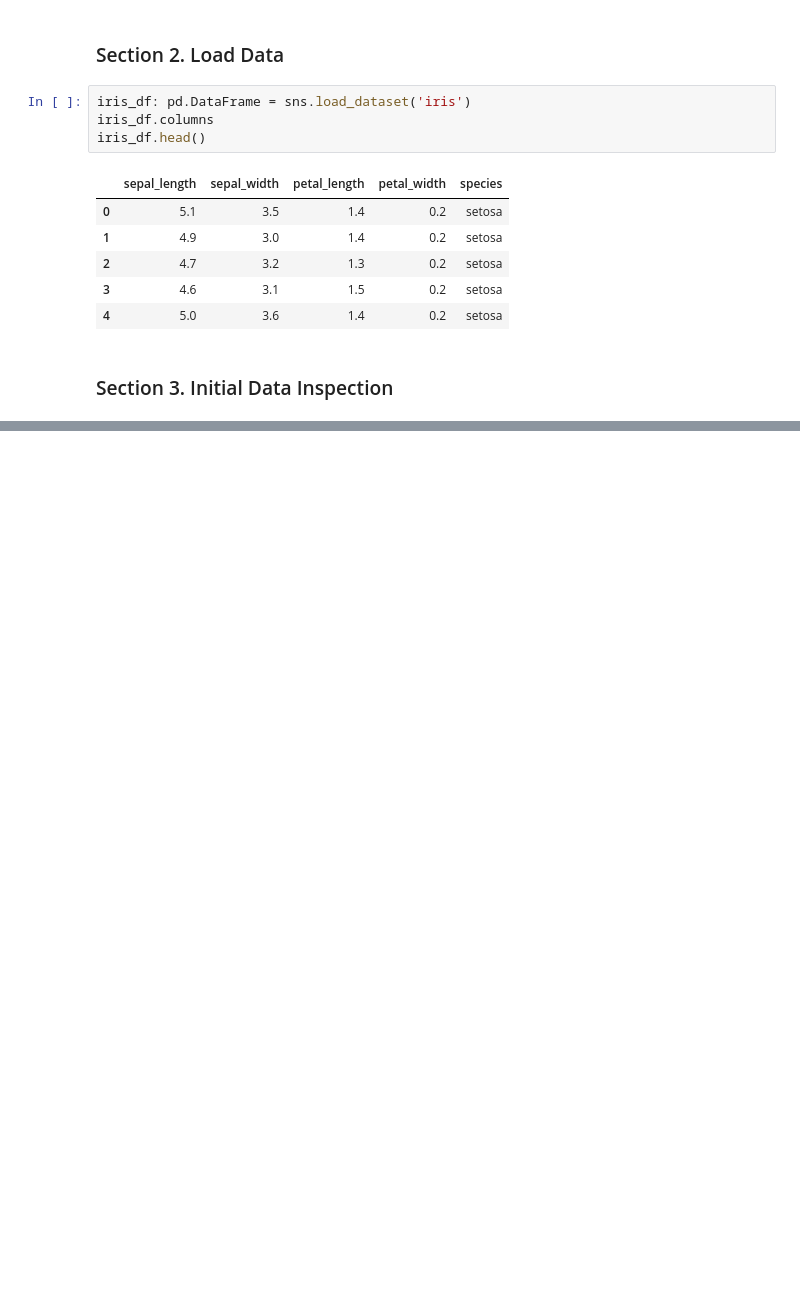
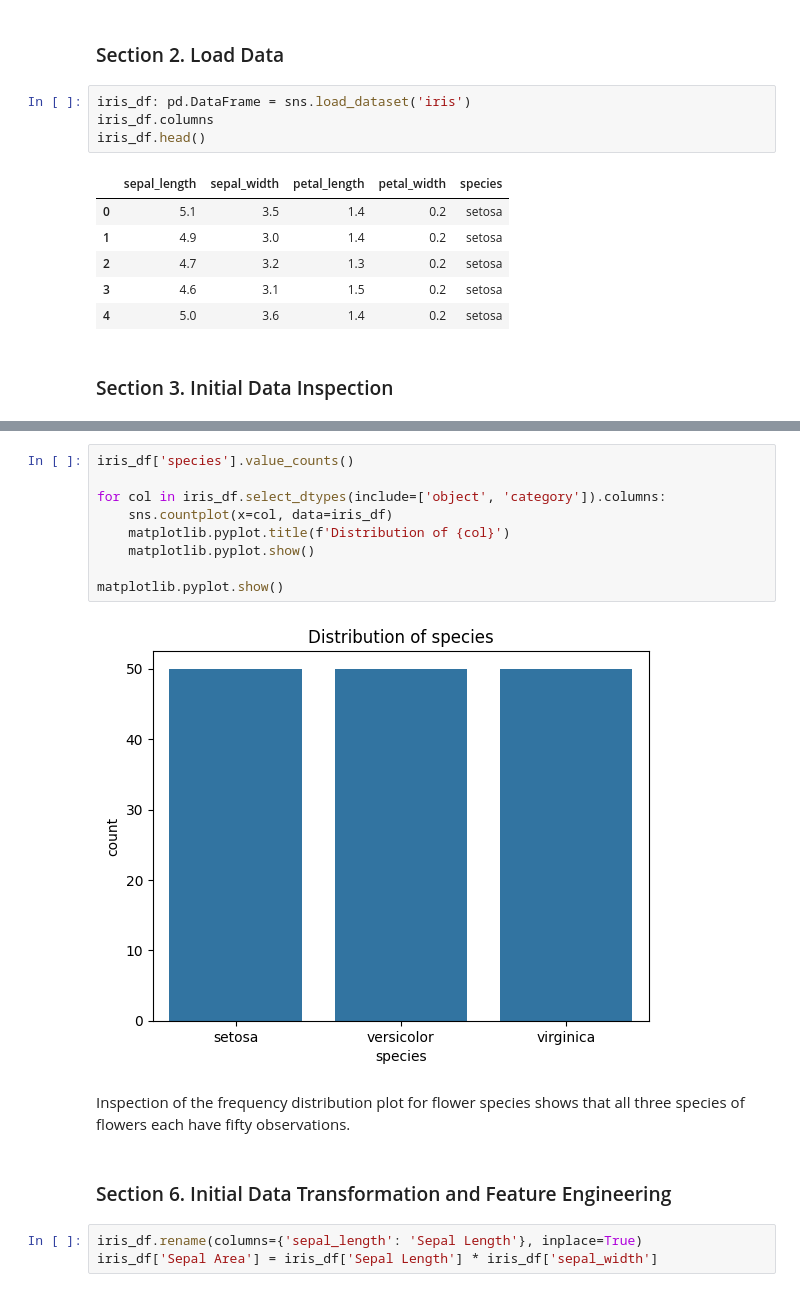
Before and after one commit to JfromNWMS/datafun-04-eda, a Jupyter notebook: jordan_eda.ipynb, the cells around one changed output, grey strips where cells are left out. Cells and saved outputs as stored; diff of their text form; blank space fills up the shorter version.

```diff
--- a/jordan_eda.ipynb
+++ b/jordan_eda.ipynb
@@ -27,0 +71,18 @@ iris_df.head()
+# %%
+iris_df['species'].value_counts()
+
+for col in iris_df.select_dtypes(include=['object', 'category']).columns:
+    sns.countplot(x=col, data=iris_df)
+    matplotlib.pyplot.title(f'Distribution of {col}')
+    matplotlib.pyplot.show()
+
+matplotlib.pyplot.show()
+# %% [output]
+[figure, added]
+# %% [markdown]
+Inspection of the frequency distribution plot for flower species shows that all three species of flowers each have fifty observations.
+# %% [markdown]
+### Section 6. Initial Data Transformation and Feature Engineering
+# %%
+iris_df.rename(columns={'sepal_length': 'Sepal Length'}, inplace=True)
+iris_df['Sepal Area'] = iris_df['Sepal Length'] * iris_df['sepal_width']
```
Also changed, not shown: parts of 10 cells of this notebook.
